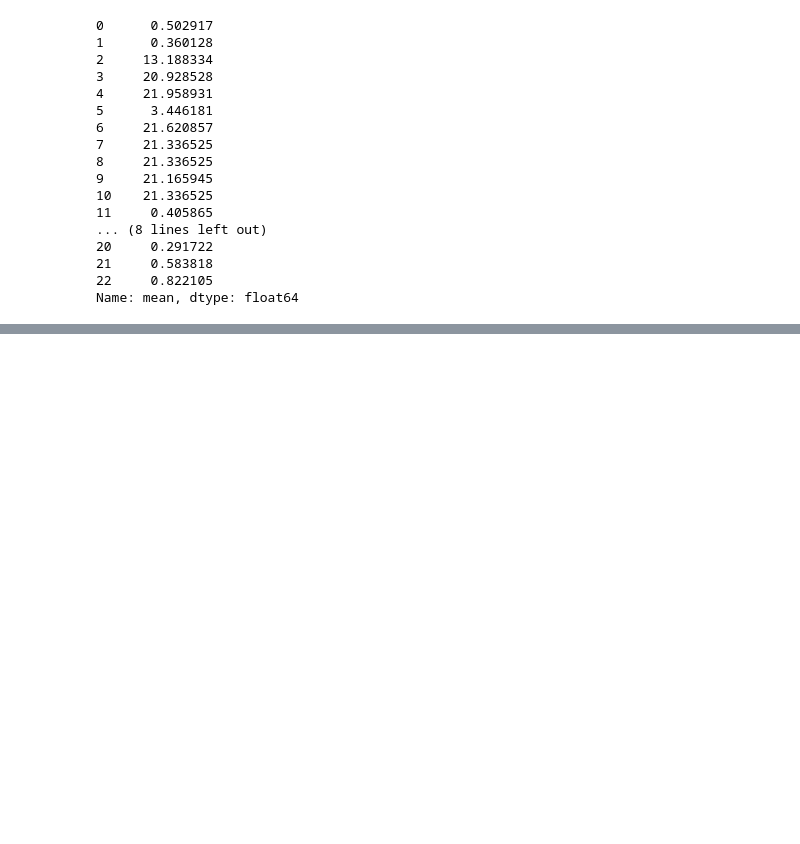
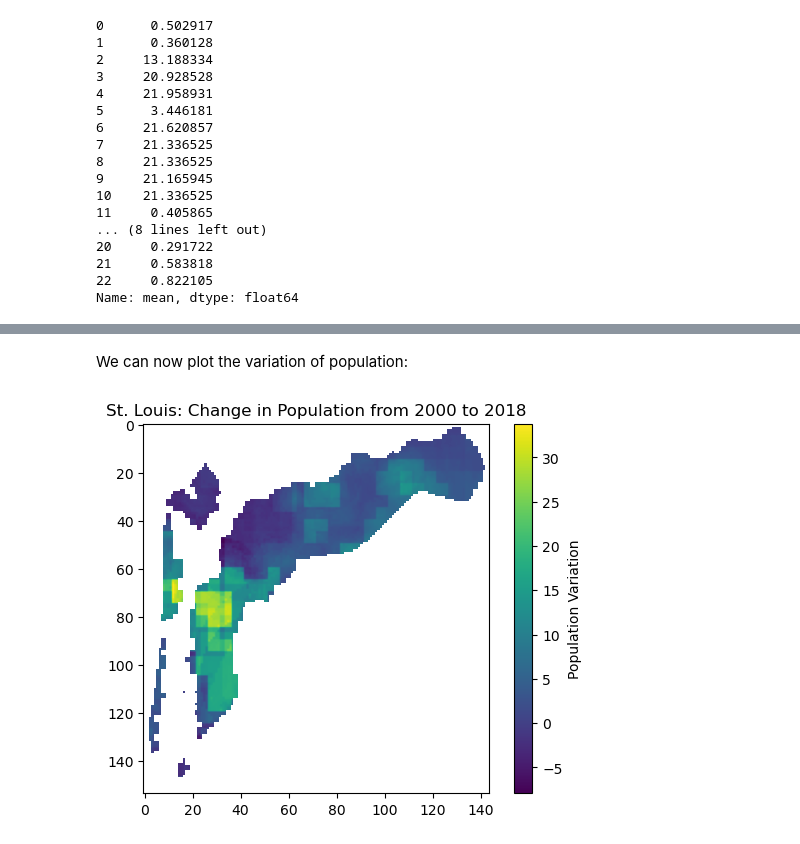
Before and after one commit to salgadox/planif-urbaine-sud, a Jupyter notebook: planif_urbaine_sud/notebooks/demo_sem3_2.ipynb, the cells around one changed output, grey strips where cells are left out. Cells and saved outputs as stored; diff of their text form; code cells hidden in the pictures; blank space fills up the shorter version.

```diff
--- a/planif_urbaine_sud/notebooks/demo_sem3_2.ipynb
+++ b/planif_urbaine_sud/notebooks/demo_sem3_2.ipynb
@@ -261,0 +473,9 @@ plt.colorbar()
+# %% [markdown]
+We can now plot the variation of population:
+# %%
+plt.imshow(pop_variation)
+plt.title("St. Louis: Change in Population from 2000 to 2018")
+plt.colorbar(label="Population Variation")
+plt.show()
+# %% [output]
+[figure, added]
```
Also changed, not shown: parts of 66 cells of this notebook, 7 other files.
